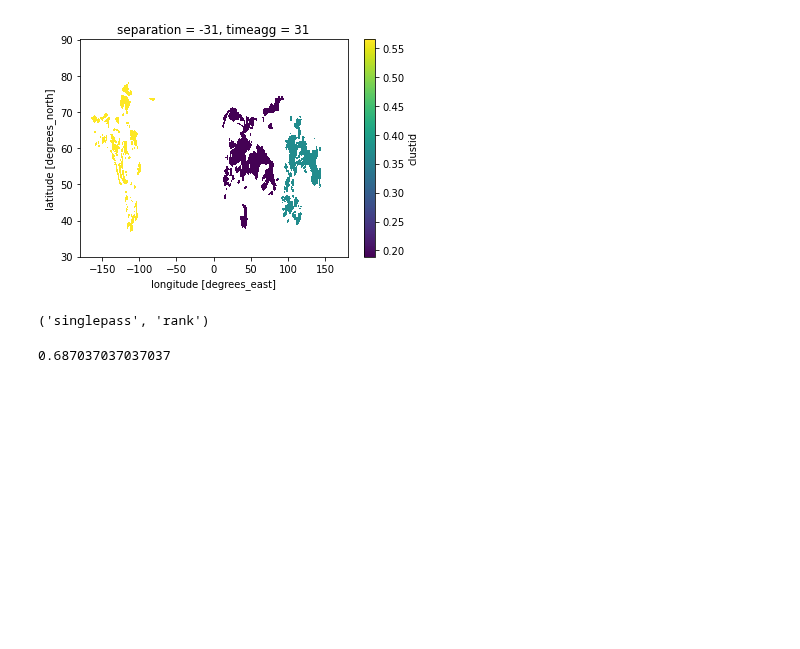
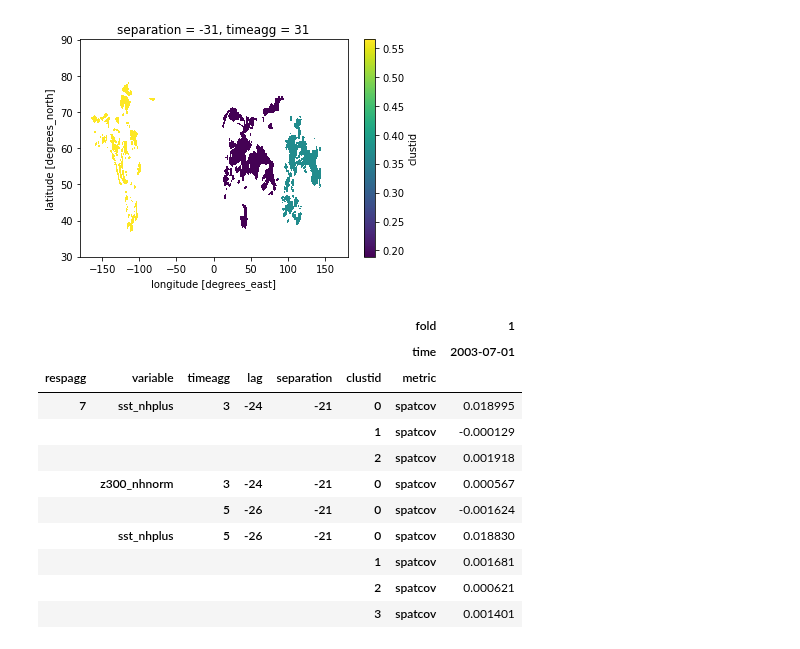
Before and after one commit to chiemvs/Weave, a Jupyter notebook: notebooks/test_inspection.ipynb, the cells around one changed output. Drawn from its saved outputs; the diff is of its cells as text; code cells hidden in the pictures; blank space fills up the shorter version.

```diff
--- a/notebooks/test_inspection.ipynb
+++ b/notebooks/test_inspection.ipynb
@@ -135,7 +135,3 @@ DEBUG:matplotlib.colorbar:locator: <matplotlib.colorbar._ColorbarAutoLocator obj
 DEBUG:matplotlib.colorbar:Setting pcolormesh
 <matplotlib.collections.QuadMesh at 0x...>
 [figure]
-# %%
-selection.name
-# %% [output]
-('singlepass', 'rank')
@@ -144,4 +138,20 @@ ids_in_imp = impvals.index.get_level_values('clustid')
-# %%
-impvals.iloc[ids_in_imp == 0][0]
-# %% [output]
-0.687037037037037
+# %%
+shap = ImportanceData(basepath = Path('/scistor/ivm/jsn295/shaptest_standard'), respagg = 7, separation = [0,-1,-3,-5,-7,-11,-15,-21,-31])
+shap.load_data(inputpath = Path('/scistor/ivm/jsn295/clusterpar3_roll_spearman_varalpha'))
+# %%
+imps = shap.df.sort_index(axis = 1).loc[(slice(None),['sst_nhplus','z300_nhnorm'],[3,5],slice(None),-21),(slice(None),'2003-07-01')]
+# %%
+imps
+# %% [output]
+|  |  |  |  |  |  | fold | 1 |
+|  |  |  |  |  |  | time | 2003-07-01 |
+| respagg | variable | timeagg | lag | separation | clustid | metric |  |
+| 7 | sst_nhplus | 3 | -24 | -21 | 0 | spatcov | 0.018995 |
+|  |  |  |  |  | 1 | spatcov | -0.000129 |
+|  |  |  |  |  | 2 | spatcov | 0.001918 |
+|  | z300_nhnorm | 3 | -24 | -21 | 0 | spatcov | 0.000567 |
+|  |  | 5 | -26 | -21 | 0 | spatcov | -0.001624 |
+|  | sst_nhplus | 5 | -26 | -21 | 0 | spatcov | 0.018830 |
+|  |  |  |  |  | 1 | spatcov | 0.001681 |
+|  |  |  |  |  | 2 | spatcov | 0.000621 |
+|  |  |  |  |  | 3 | spatcov | 0.001401 |
```
Also changed, not shown: parts of 12 cells of this notebook, 2 other files.
